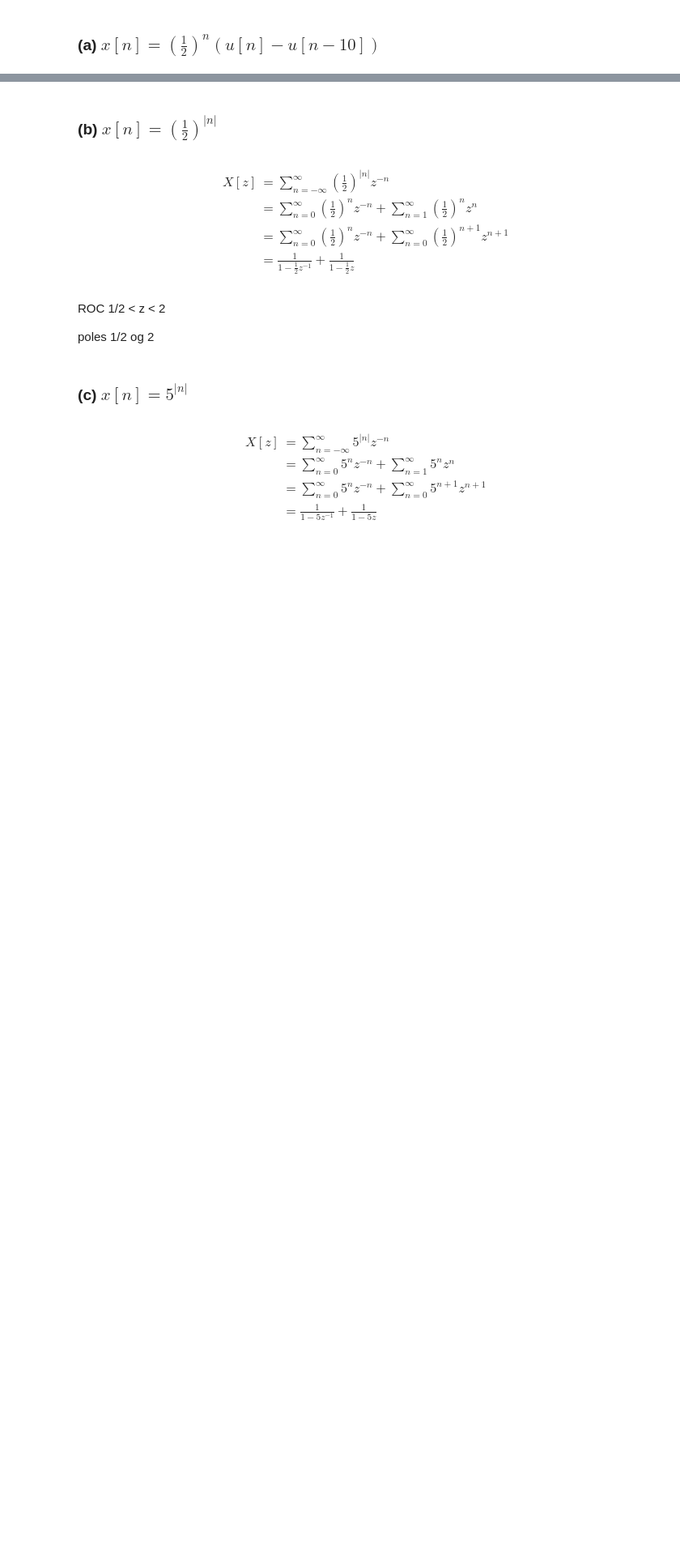
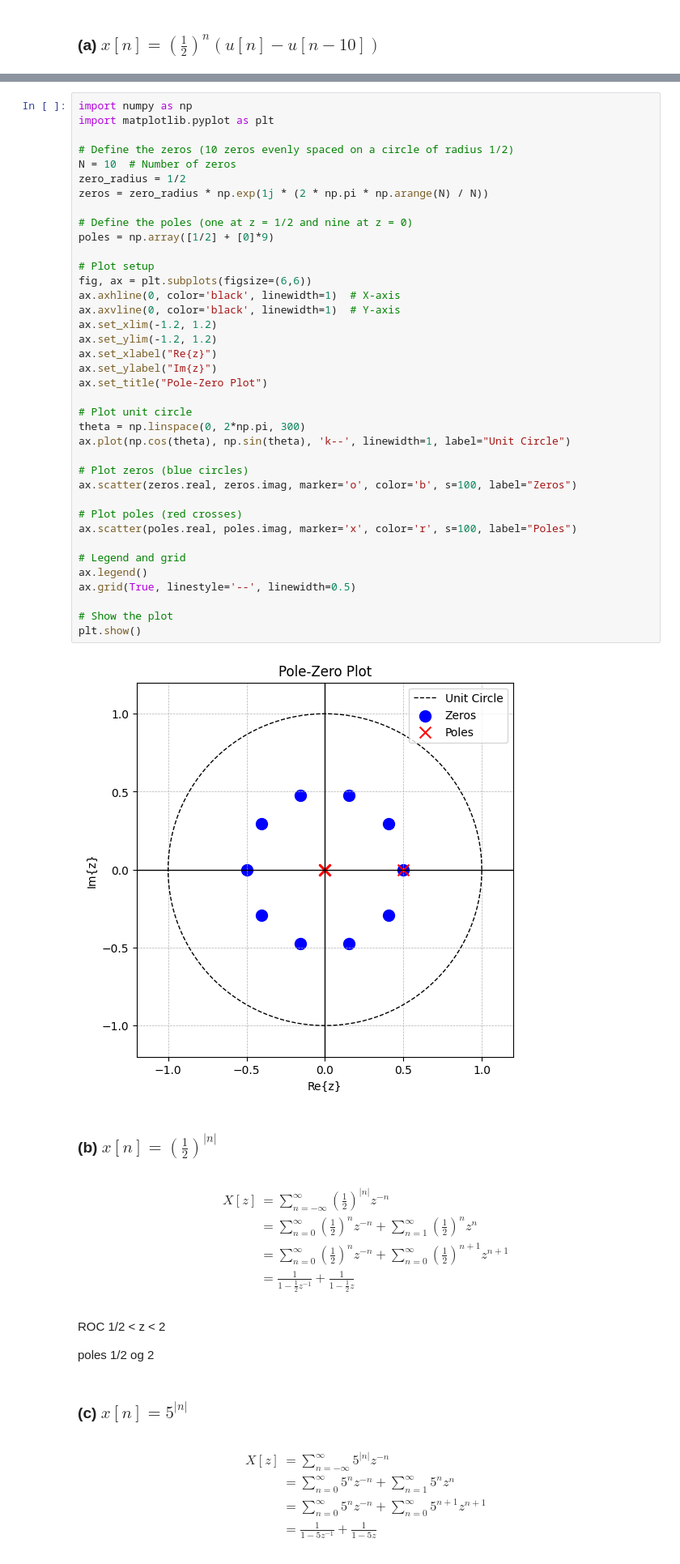
Before and after one commit to Khanrik/UniFolder, a Jupyter notebook: 4. Semester/Diskret-tids signalbehandling/TØ/Uge 4/Uge 4.ipynb, the cells around one changed output, grey strips where cells are left out. Shown at 81% size. Saved outputs shown, nothing was run; the diff lists cells and outputs as text; blank space fills up the shorter version.

```diff
--- a/4. Semester/Diskret-tids signalbehandling/TØ/Uge 4/Uge 4.ipynb
+++ b/4. Semester/Diskret-tids signalbehandling/TØ/Uge 4/Uge 4.ipynb
@@ -20,3 +26,43 @@ d
+# %%
+import numpy as np
+import matplotlib.pyplot as plt
+
+# Define the zeros (10 zeros evenly spaced on a circle of radius 1/2)
+N = 10  # Number of zeros
+zero_radius = 1/2
+zeros = zero_radius * np.exp(1j * (2 * np.pi * np.arange(N) / N))
+
+# Define the poles (one at z = 1/2 and nine at z = 0)
+poles = np.array([1/2] + [0]*9)
+
+# Plot setup
+fig, ax = plt.subplots(figsize=(6,6))
+ax.axhline(0, color='black', linewidth=1)  # X-axis
+ax.axvline(0, color='black', linewidth=1)  # Y-axis
+ax.set_xlim(-1.2, 1.2)
+ax.set_ylim(-1.2, 1.2)
+ax.set_xlabel("Re{z}")
+ax.set_ylabel("Im{z}")
+ax.set_title("Pole-Zero Plot")
+
+# Plot unit circle
+theta = np.linspace(0, 2*np.pi, 300)
+ax.plot(np.cos(theta), np.sin(theta), 'k--', linewidth=1, label="Unit Circle")
+
+# Plot zeros (blue circles)
+ax.scatter(zeros.real, zeros.imag, marker='o', color='b', s=100, label="Zeros")
+
+# Plot poles (red crosses)
+ax.scatter(poles.real, poles.imag, marker='x', color='r', s=100, label="Poles")
+
+# Legend and grid
+ax.legend()
+ax.grid(True, linestyle='--', linewidth=0.5)
+
+# Show the plot
+plt.show()
+# %% [output]
+[figure, added]
 # %% [markdown]
 ### (b) $x[n] = \left( \frac{1}{2} \right)^{|n|}$
 # %% [markdown]
```
Also changed, not shown: parts of 6 cells of this notebook, 1 other file.
